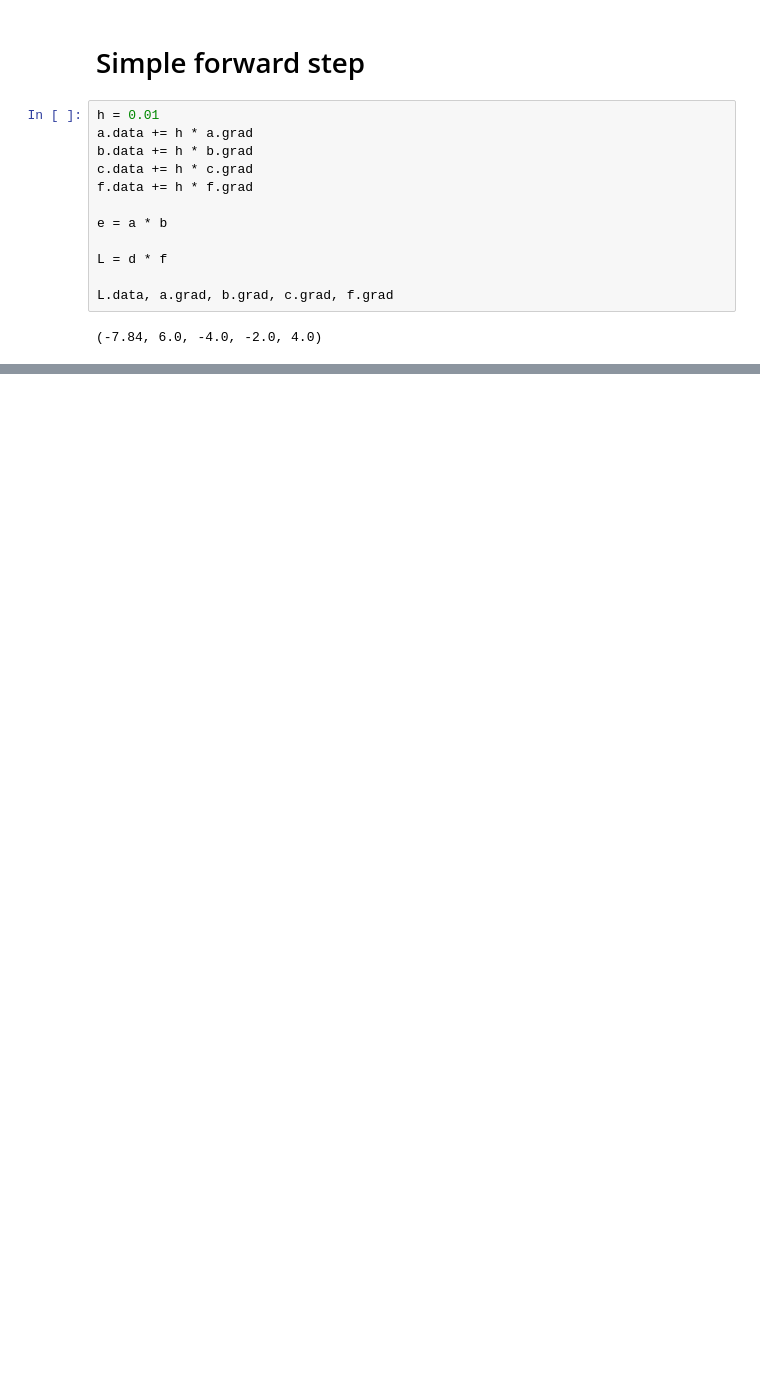
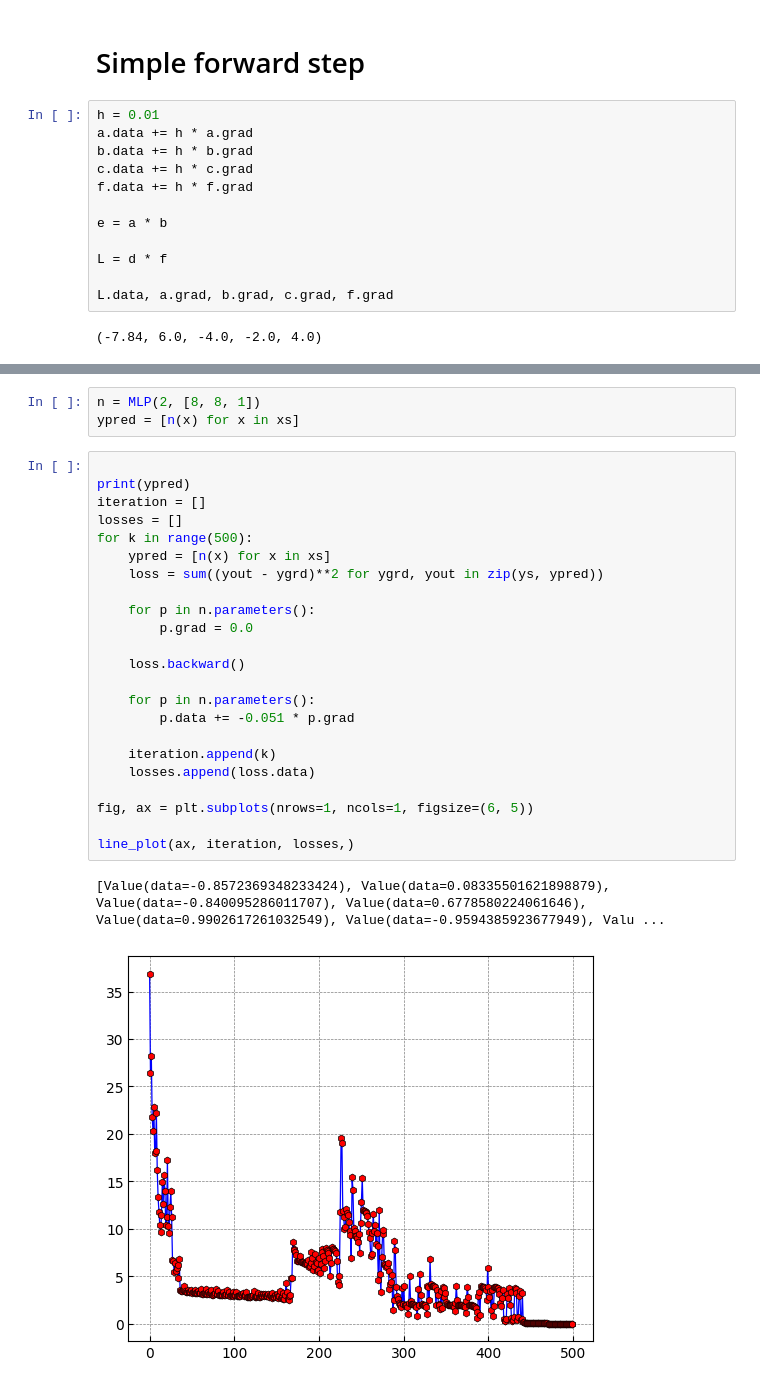
Before and after one commit to TensorTheorist/KarpathyNNets, a Jupyter notebook: notebooks/micrograd.ipynb, the cells around one changed output, grey strips where cells are left out. Drawn from its saved outputs; the diff is of its cells as text; blank space fills up the shorter version.

```diff
--- a/notebooks/micrograd.ipynb
+++ b/notebooks/micrograd.ipynb
@@ -238,0 +194,29 @@ draw_dot(f)
+# %%
+n = MLP(2, [8, 8, 1])
+ypred = [n(x) for x in xs]
+# %%
+
+print(ypred)
+iteration = []
+losses = []
+for k in range(500):
+    ypred = [n(x) for x in xs]
+    loss = sum((yout - ygrd)**2 for ygrd, yout in zip(ys, ypred))
+
+    for p in n.parameters():
+        p.grad = 0.0
+
+    loss.backward()
+
+    for p in n.parameters():
+        p.data += -0.051 * p.grad
+
+    iteration.append(k)
+    losses.append(loss.data)
+
+fig, ax = plt.subplots(nrows=1, ncols=1, figsize=(6, 5))
+
+line_plot(ax, iteration, losses,)
+# %% [output]
+[Value(data=-0.8572369348233424), Value(data=0.08335501621898879), Value(data=-0.840095286011707), Value(data=0.6778580224061646), Value(data=0.9902617261032549), Value(data=-0.9594385923677949), Valu ...
+[figure, added]
```
Also changed, not shown: parts of 19 cells of this notebook, 6 other files.
